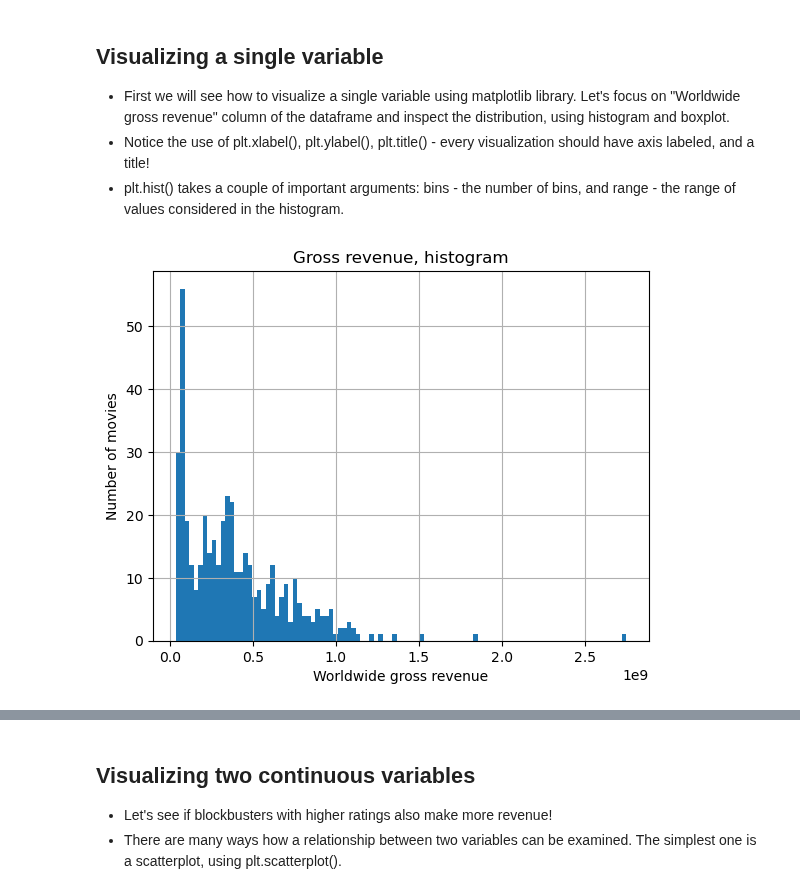
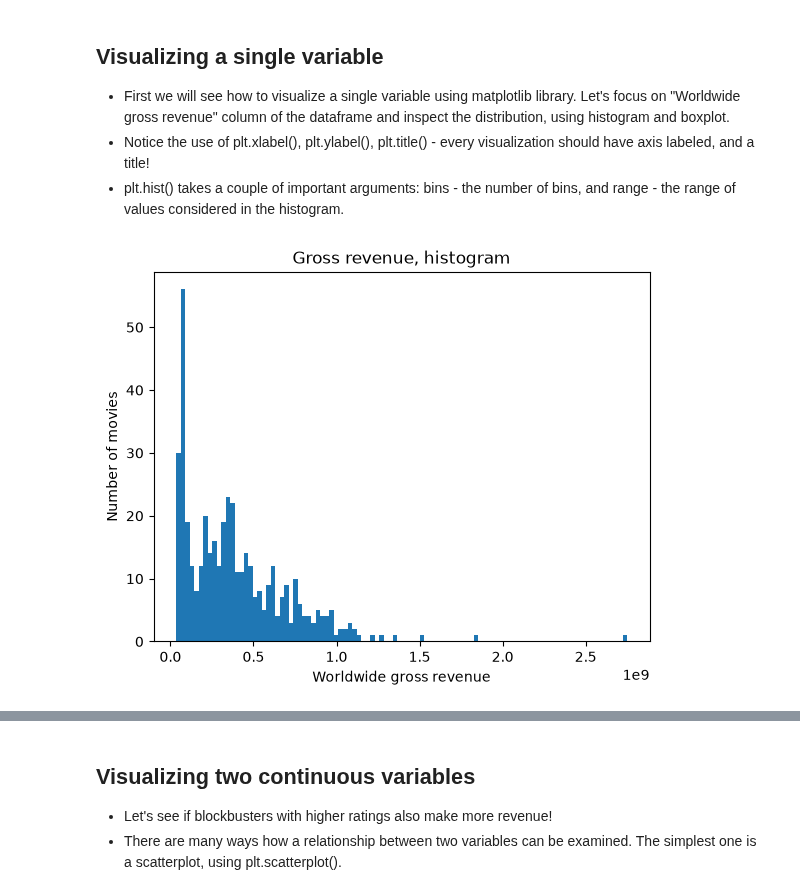
Before and after one commit to TimReuteler/ADA-2026, a Jupyter notebook: Exercises/02 - Data viz and data from the web/Becoming a DataVizard exercise.ipynb, the cells around one changed output, grey strips where cells are left out. Saved outputs shown, nothing was run; the diff lists cells and outputs as text; code cells hidden in the pictures.

```diff
--- a/Exercises/02 - Data viz and data from the web/Becoming a DataVizard exercise.ipynb
+++ b/Exercises/02 - Data viz and data from the web/Becoming a DataVizard exercise.ipynb
@@ -77,16 +77,16 @@ We will use the blockbusters dataset. Summary of the features:
 - plt.hist() takes a couple of important arguments: bins - the number of bins, and range - the range of values considered in the histogram.
 # %%
 #we use pandas wrapper
-movies['worldwide_gross'].hist(bins = 100)
+#movies['worldwide_gross'].hist(bins = 100)
 
 #alternatively, we can use matplotlib directly
-#plt.hist(movies['worldwide_gross'].values, bins = 100)
+plt.hist(movies['worldwide_gross'].values, bins = 100)
 
 plt.xlabel('Worldwide gross revenue')
 plt.ylabel('Number of movies')
 plt.title('Gross revenue, histogram');
 # %% [output]
-[figure, old version]
+[figure, new version]
 # %%
 plt.boxplot(movies['worldwide_gross'])
 plt.xticks([])
```
Also changed, not shown: parts of 39 cells of this notebook, 17 other files.
